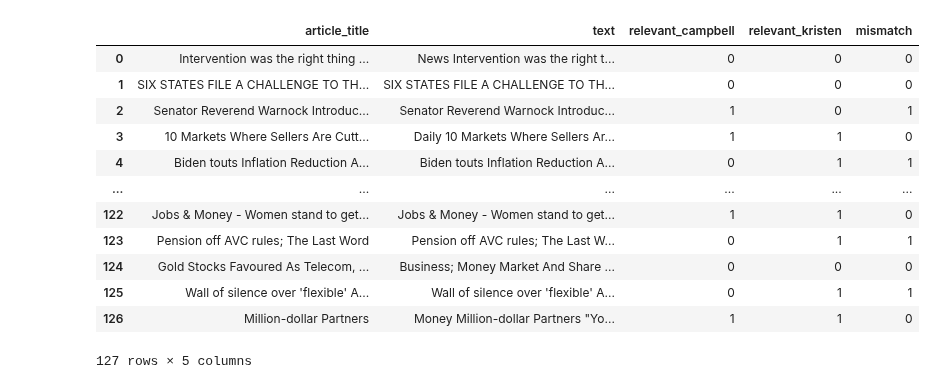
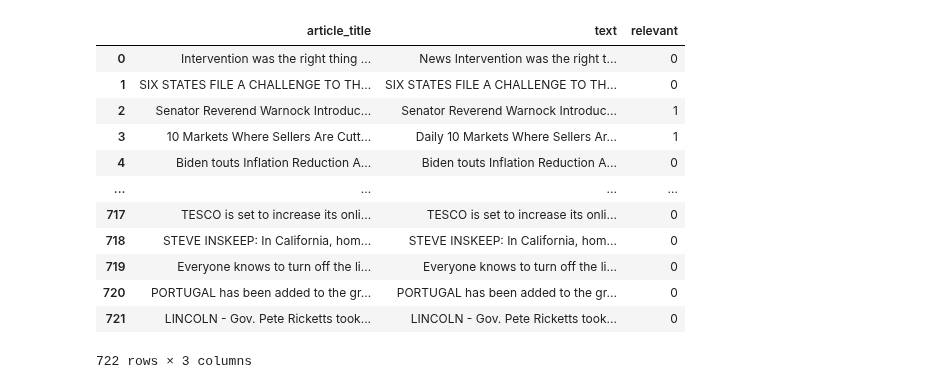
Before and after one commit to NishqR/Document-Similarity, a Jupyter notebook: Classifier.ipynb, the cells around one changed output. Drawn from its saved outputs; the diff is of its cells as text; code cells hidden in the pictures.

```diff
--- a/Classifier.ipynb
+++ b/Classifier.ipynb
@@ -10,22 +10,22 @@ from nltk.corpus import stopwords
 lemmatizer = WordNetLemmatizer()
 stop_words = set(stopwords.words('english') + [word.strip("\n") for word in open("remove_words.txt", "r")])
 # %%
-articles_df = pd.read_csv('all_articles.csv', usecols = ['article_title','text','relevant_campbell','relevant_kristen','mismatch'])
+articles_df = pd.read_csv('all_articles.csv', usecols = ['article_title','text','relevant'])
 articles_df
 # %% [output]
-|  | article_title | text | relevant_campbell | relevant_kristen | mismatch |
-| 0 | Intervention was the right thing ... | News Intervention was the right t... | 0 | 0 | 0 |
-| 1 | SIX STATES FILE A CHALLENGE TO TH... | SIX STATES FILE A CHALLENGE TO TH... | 0 | 0 | 0 |
-| 2 | Senator Reverend Warnock Introduc... | Senator Reverend Warnock Introduc... | 1 | 0 | 1 |
-| 3 | 10 Markets Where Sellers Are Cutt... | Daily 10 Markets Where Sellers Ar... | 1 | 1 | 0 |
-| 4 | Biden touts Inflation Reduction A... | Biden touts Inflation Reduction A... | 0 | 1 | 1 |
-| ... | ... | ... | ... | ... | ... |
-| 122 | Jobs & Money - Women stand to get... | Jobs & Money - Women stand to get... | 1 | 1 | 0 |
-| 123 | Pension off AVC rules; The Last Word | Pension off AVC rules; The Last W... | 0 | 1 | 1 |
-| 124 | Gold Stocks Favoured As Telecom, ... | Business; Money Market And Share ... | 0 | 0 | 0 |
-| 125 | Wall of silence over 'flexible' A... | Wall of silence over 'flexible' A... | 0 | 1 | 1 |
-| 126 | Million-dollar Partners | Money Million-dollar Partners "Yo... | 1 | 1 | 0 |
+|  | article_title | text | relevant |
+| 0 | Intervention was the right thing ... | News Intervention was the right t... | 0 |
+| 1 | SIX STATES FILE A CHALLENGE TO TH... | SIX STATES FILE A CHALLENGE TO TH... | 0 |
+| 2 | Senator Reverend Warnock Introduc... | Senator Reverend Warnock Introduc... | 1 |
+| 3 | 10 Markets Where Sellers Are Cutt... | Daily 10 Markets Where Sellers Ar... | 1 |
+| 4 | Biden touts Inflation Reduction A... | Biden touts Inflation Reduction A... | 0 |
+| ... | ... | ... | ... |
+| 717 | TESCO is set to increase its onli... | TESCO is set to increase its onli... | 0 |
+| 718 | STEVE INSKEEP: In California, hom... | STEVE INSKEEP: In California, hom... | 0 |
+| 719 | Everyone knows to turn off the li... | Everyone knows to turn off the li... | 0 |
+| 720 | PORTUGAL has been added to the gr... | PORTUGAL has been added to the gr... | 0 |
+| 721 | LINCOLN - Gov. Pete Ricketts took... | LINCOLN - Gov. Pete Ricketts took... | 0 |
-127 rows × 5 columns
+722 rows × 3 columns
 # %%
 relevant_df = pd.read_csv("relevant_test.csv", usecols = ['word','frequency','frequency_scaled','relevancy_score','weighted_score'])
 relevant_df
```
Also changed, not shown: parts of 8 cells of this notebook, 7 other files.
